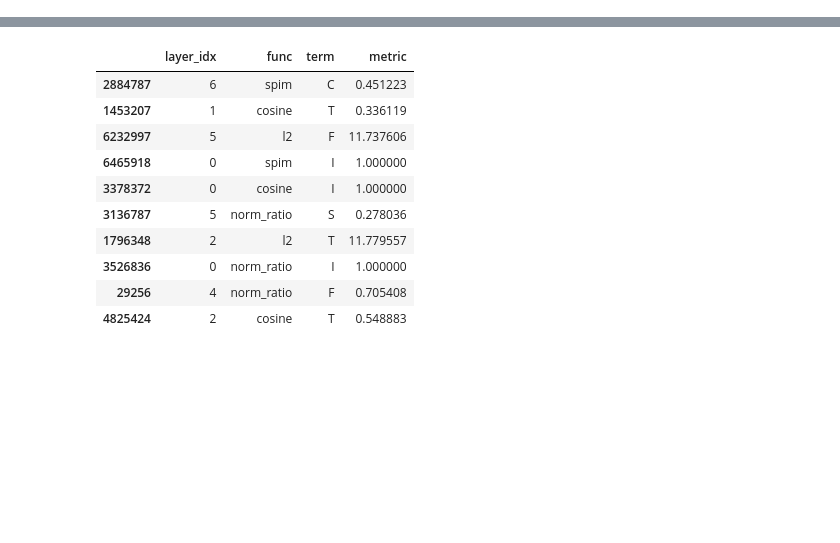
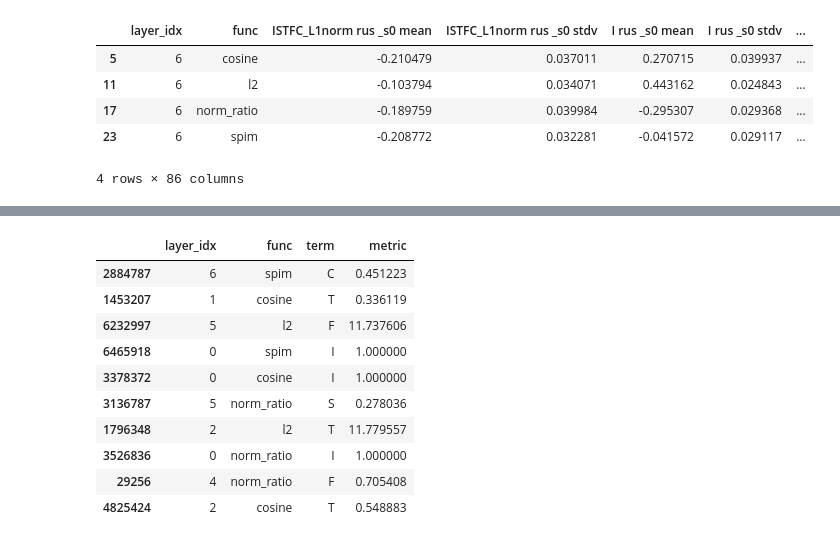
Before and after one commit to TimotheeMickus/seq2seq-splat, a Jupyter notebook: notebooks/vizs.ipynb, the cells around one changed output, grey strips where cells are left out. Cells and saved outputs as stored; diff of their text form; code cells hidden in the pictures; blank space fills up the shorter version.

```diff
--- a/notebooks/vizs.ipynb
+++ b/notebooks/vizs.ipynb
@@ -5,0 +105,9 @@ pd.set_option('mode.chained_assignment',None)
+# %%
+df
+# %% [output]
+|  | layer_idx | func | ISTFC_L1norm rus _s0 mean | ISTFC_L1norm rus _s0 stdv | I rus _s0 mean | I rus _s0 stdv | ... |
+| 5 | 6 | cosine | -0.210479 | 0.037011 | 0.270715 | 0.039937 | ... |
+| 11 | 6 | l2 | -0.103794 | 0.034071 | 0.443162 | 0.024843 | ... |
+| 17 | 6 | norm_ratio | -0.189759 | 0.039984 | -0.295307 | 0.029368 | ... |
+| 23 | 6 | spim | -0.208772 | 0.032281 | -0.041572 | 0.029117 | ... |
+4 rows × 86 columns
```
Also changed, not shown: parts of 9 cells of this notebook.
